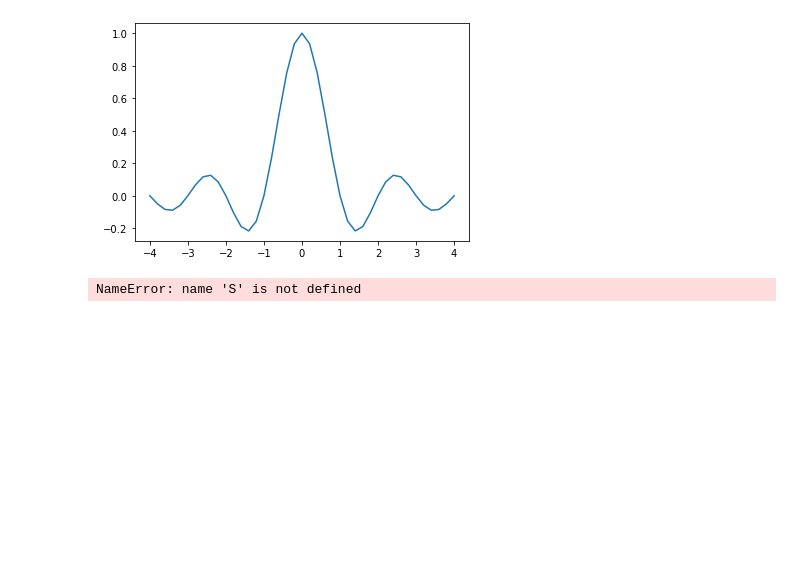
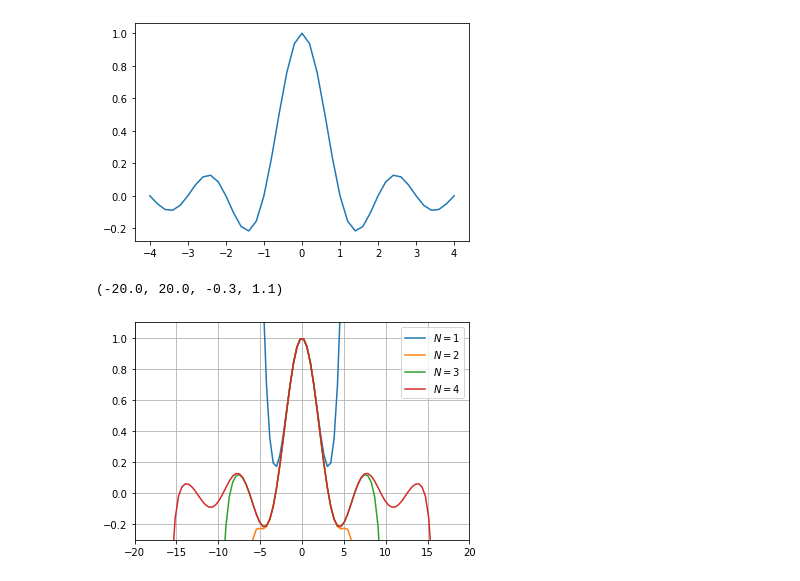
Before and after one commit to Jang-kiseok/2021_cphys1, a Jupyter notebook: hw3_3.ipynb, the cells around one changed output. Drawn from its saved outputs; the diff is of its cells as text; code cells hidden in the pictures; blank space fills up the shorter version.

```diff
--- a/hw3_3.ipynb
+++ b/hw3_3.ipynb
@@ -10,18 +10,23 @@ plt.plot(x, np.sinc(x))
 # %% [output]
 [<matplotlib.lines.Line2D at 0x...>]
 [figure]
-# %%
-def sincx(x,n):
-    Q=(-1)**i
-    W=x**(2*n)
-    E=math.factorial(2*n+1)
-    i,f = 1, 0
-    S = [f]
-    while(i<=n):
-        f = f+Q*W/E
-        i += 1
-        S += [f]
-    return S
-plt.plot(S)
-# %% [output]
-NameError: name 'S' is not defined
+# %%
+#sinc function
+def sincx(x,n):
+    i,f = 0, 0
+    while(i<=n+1):
+        f = f+((-1)**i*x**(2*i))/math.factorial(2*i+1)
+        i += 1
+    return f
+
+x = np.linspace(-20,20,100)
+plt.plot(x,sincx(x,1),label="$N=1$")
+plt.plot(x,sincx(x,2**2),label="$N=2$")
+plt.plot(x,sincx(x,2**3),label="$N=3$")
+plt.plot(x,sincx(x,2**4),label="$N=4$")
+plt.grid()
+plt.legend();
+plt.axis([-20,20,-0.3,1.1])
+# %% [output]
+(-20.0, 20.0, -0.3, 1.1)
+[figure, added]
```
